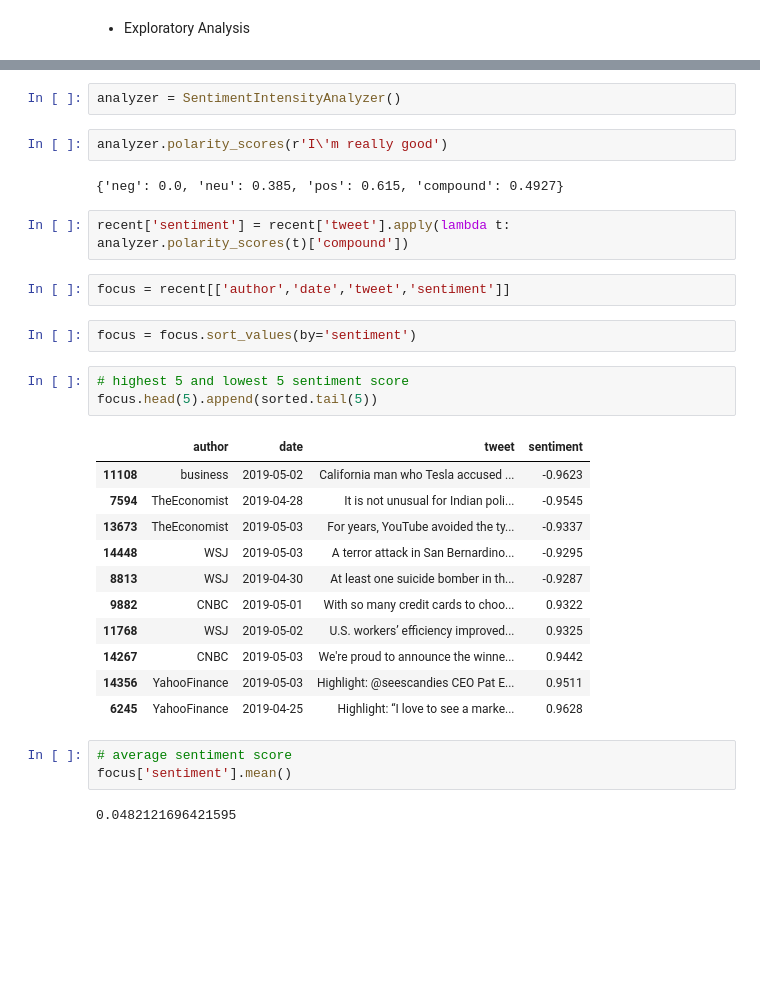
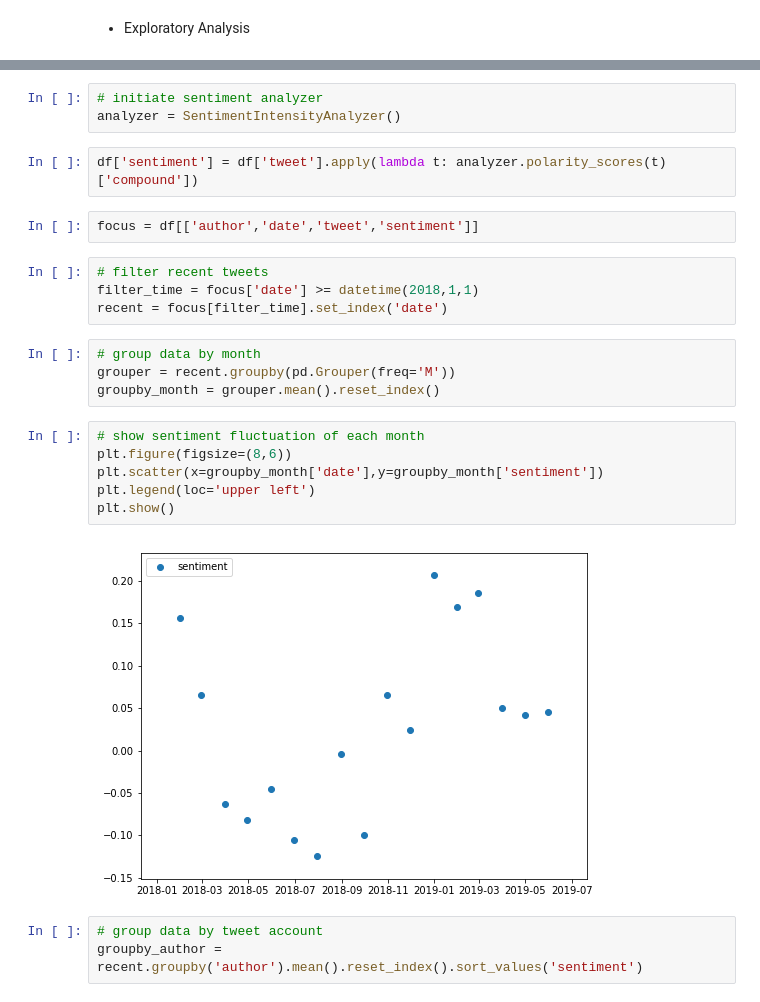
Before and after one commit to maoyuanli/gtahouse, a Jupyter notebook: sentrendus_report.ipynb, the cells around one changed output, grey strips where cells are left out. Saved outputs shown, nothing was run; the diff lists cells and outputs as text; blank space fills up the shorter version.

Commit message:
exploratory data analysis

```diff
--- a/sentrendus_report.ipynb
+++ b/sentrendus_report.ipynb
@@ -72,32 +65,26 @@ tweetcount = recent.groupby('author')['tweet'].count().sort_values().plot(kind='
-# %%
-analyzer = SentimentIntensityAnalyzer()
-# %%
-analyzer.polarity_scores(r'I\'m really good')
-# %% [output]
-{'neg': 0.0, 'neu': 0.385, 'pos': 0.615, 'compound': 0.4927}
+# %%
+# initiate sentiment analyzer
+analyzer = SentimentIntensityAnalyzer()
 # %%
-recent['sentiment'] = recent['tweet'].apply(lambda t: analyzer.polarity_scores(t)['compound'])
+df['sentiment'] = df['tweet'].apply(lambda t: analyzer.polarity_scores(t)['compound'])
 # %%
-focus = recent[['author','date','tweet','sentiment']]
+focus = df[['author','date','tweet','sentiment']]
-# %%
-focus = focus.sort_values(by='sentiment')
-# %%
-# highest 5 and lowest 5 sentiment score
-focus.head(5).append(sorted.tail(5))
-# %% [output]
-|  | author | date | tweet | sentiment |
-| 11108 | business | 2019-05-02 | California man who Tesla accused ... | -0.9623 |
-| 7594 | TheEconomist | 2019-04-28 | It is not unusual for Indian poli... | -0.9545 |
-| 13673 | TheEconomist | 2019-05-03 | For years, YouTube avoided the ty... | -0.9337 |
-| 14448 | WSJ | 2019-05-03 | A terror attack in San Bernardino... | -0.9295 |
-| 8813 | WSJ | 2019-04-30 | At least one suicide bomber in th... | -0.9287 |
-| 9882 | CNBC | 2019-05-01 | With so many credit cards to choo... | 0.9322 |
-| 11768 | WSJ | 2019-05-02 | U.S. workers’ efficiency improved... | 0.9325 |
-| 14267 | CNBC | 2019-05-03 | We're proud to announce the winne... | 0.9442 |
-| 14356 | YahooFinance | 2019-05-03 | Highlight: @seescandies CEO Pat E... | 0.9511 |
-| 6245 | YahooFinance | 2019-04-25 | Highlight: “I love to see a marke... | 0.9628 |
-# %%
-# average sentiment score
-focus['sentiment'].mean()
-# %% [output]
-0.0482121696421595
+# %%
+# filter recent tweets
+filter_time = focus['date'] >= datetime(2018,1,1)
+recent = focus[filter_time].set_index('date')
+# %%
+# group data by month
+grouper = recent.groupby(pd.Grouper(freq='M'))
+groupby_month = grouper.mean().reset_index()
+# %%
+# show sentiment fluctuation of each month
+plt.figure(figsize=(8,6))
+plt.scatter(x=groupby_month['date'],y=groupby_month['sentiment'])
+plt.legend(loc='upper left')
+plt.show()
+# %% [output]
+[figure, added]
+# %%
+# group data by tweet account
+groupby_author = recent.groupby('author').mean().reset_index().sort_values('sentiment')
```
Also changed, not shown: parts of 5 cells of this notebook.
